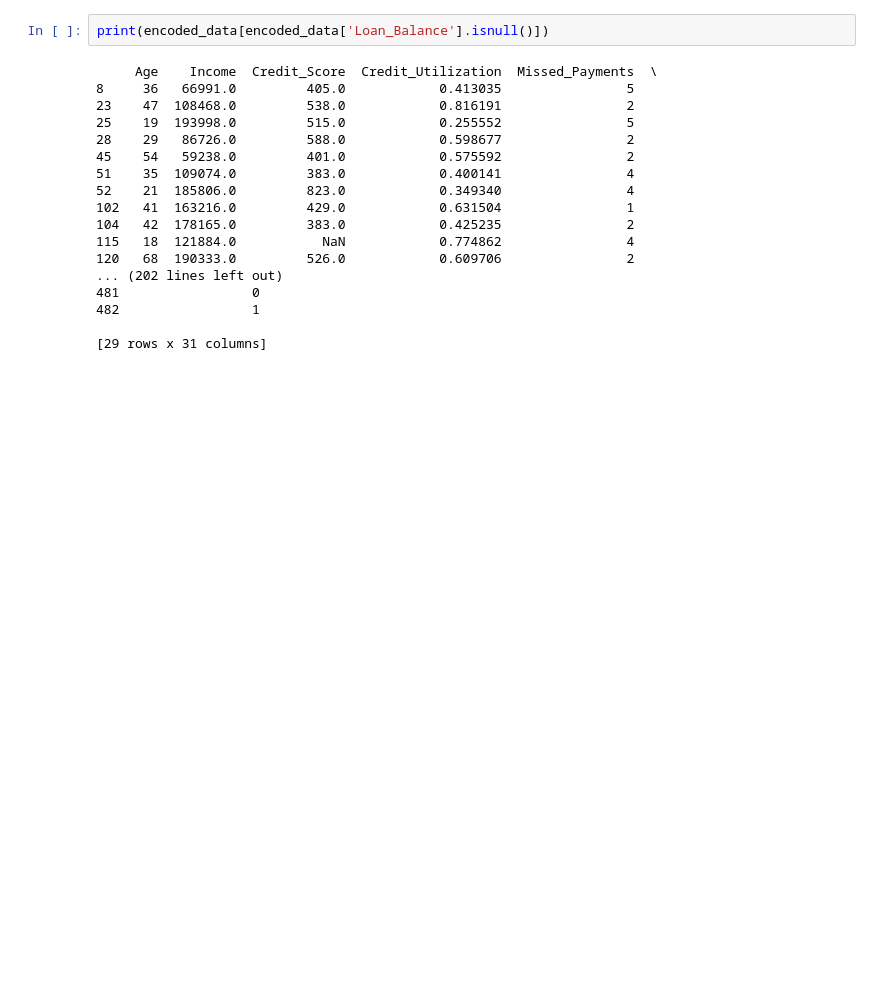
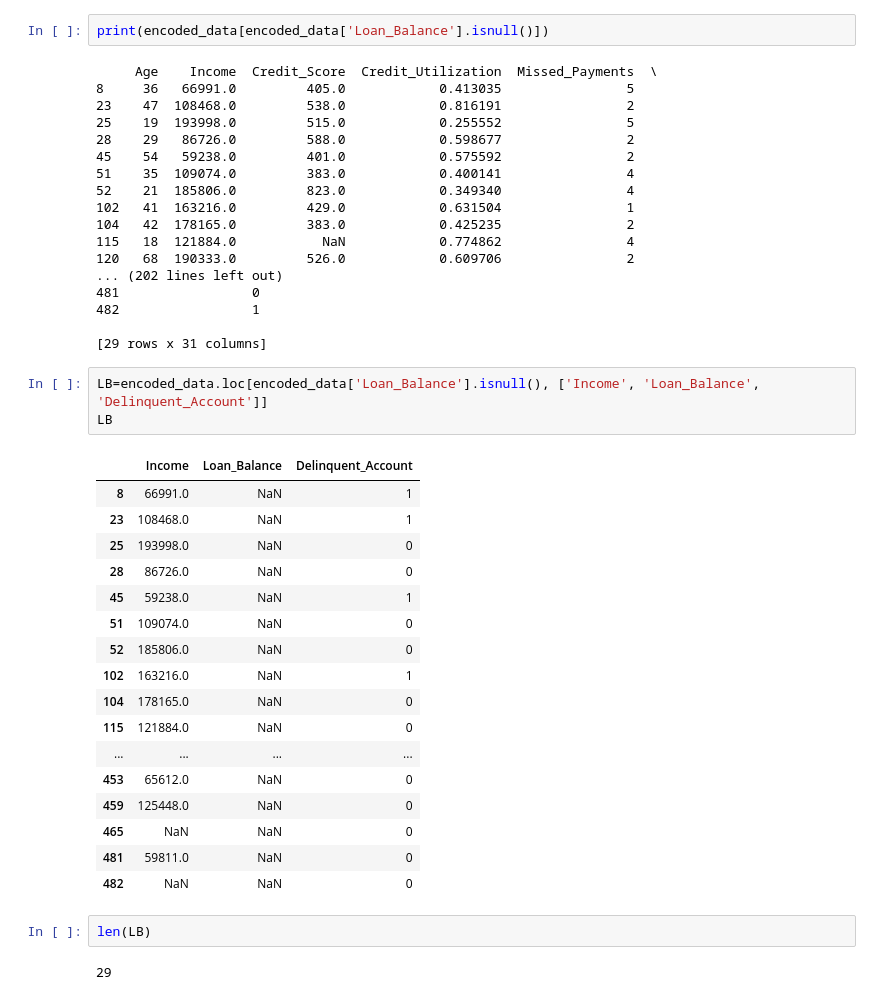
Before and after one commit to shubham15400/TATA_GENAI_DATA_ANALYSIS, a Jupyter notebook: Task_1/EDA_TASK_1.ipynb, the cells around one changed output. Cells and saved outputs as stored; diff of their text form; blank space fills up the shorter version.

Commit message:
loan_balance eda update

```diff
--- a/Task_1/EDA_TASK_1.ipynb
+++ b/Task_1/EDA_TASK_1.ipynb
@@ -281,3 +281,28 @@ print(encoded_data[encoded_data['Loan_Balance'].isnull()])
 482                 1
 
 [29 rows x 31 columns]
+# %%
+LB=encoded_data.loc[encoded_data['Loan_Balance'].isnull(), ['Income', 'Loan_Balance', 'Delinquent_Account']]
+LB
+# %% [output]
+|  | Income | Loan_Balance | Delinquent_Account |
+| 8 | 66991.0 | NaN | 1 |
+| 23 | 108468.0 | NaN | 1 |
+| 25 | 193998.0 | NaN | 0 |
+| 28 | 86726.0 | NaN | 0 |
+| 45 | 59238.0 | NaN | 1 |
+| 51 | 109074.0 | NaN | 0 |
+| 52 | 185806.0 | NaN | 0 |
+| 102 | 163216.0 | NaN | 1 |
+| 104 | 178165.0 | NaN | 0 |
+| 115 | 121884.0 | NaN | 0 |
+| ... | ... | ... | ... |
+| 453 | 65612.0 | NaN | 0 |
+| 459 | 125448.0 | NaN | 0 |
+| 465 | NaN | NaN | 0 |
+| 481 | 59811.0 | NaN | 0 |
+| 482 | NaN | NaN | 0 |
+# %%
+len(LB)
+# %% [output]
+29
```
Also changed, not shown: parts of 1 cell of this notebook.
